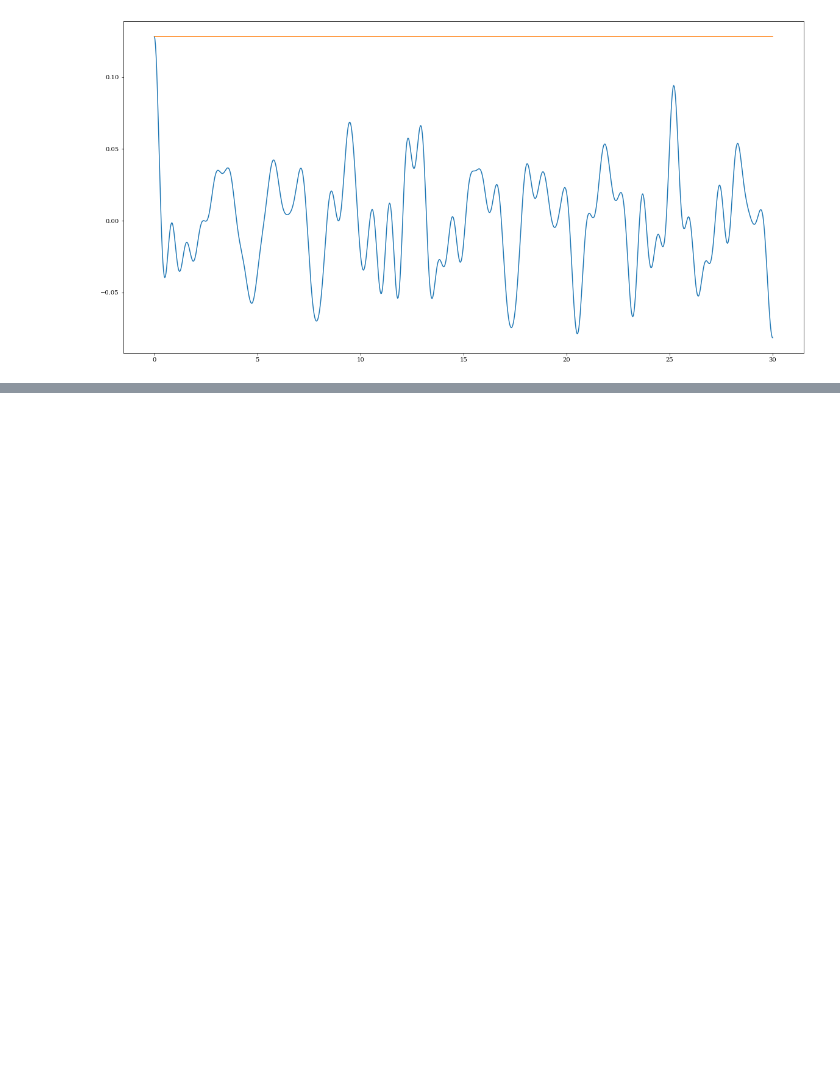
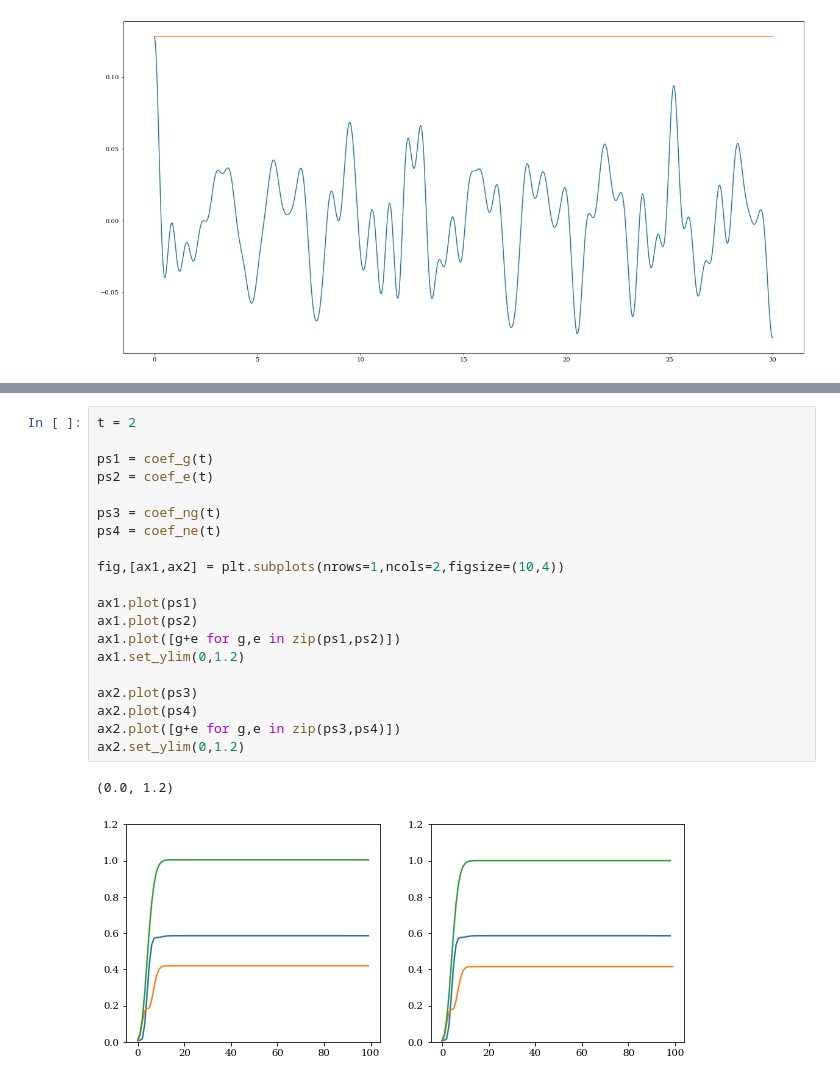
Before and after one commit to Jumarulanda/GFAM-JI, a Jupyter notebook: stg_0/con_inv.ipynb, the cells around one changed output, grey strips where cells are left out. Saved outputs shown, nothing was run; the diff lists cells and outputs as text; blank space fills up the shorter version.

```diff
--- a/stg_0/con_inv.ipynb
+++ b/stg_0/con_inv.ipynb
@@ -143,0 +169,23 @@ rb.W(0,lamb,det,c_eg,c_n1,20,r,theta)
+# %%
+t = 2
+
+ps1 = coef_g(t)
+ps2 = coef_e(t)
+
+ps3 = coef_ng(t)
+ps4 = coef_ne(t)
+
+fig,[ax1,ax2] = plt.subplots(nrows=1,ncols=2,figsize=(10,4))
+
+ax1.plot(ps1)
+ax1.plot(ps2)
+ax1.plot([g+e for g,e in zip(ps1,ps2)])
+ax1.set_ylim(0,1.2)
+
+ax2.plot(ps3)
+ax2.plot(ps4)
+ax2.plot([g+e for g,e in zip(ps3,ps4)])
+ax2.set_ylim(0,1.2)
+# %% [output]
+(0.0, 1.2)
+[figure, added]
```
Also changed, not shown: parts of 2 cells of this notebook, 10 other files.
